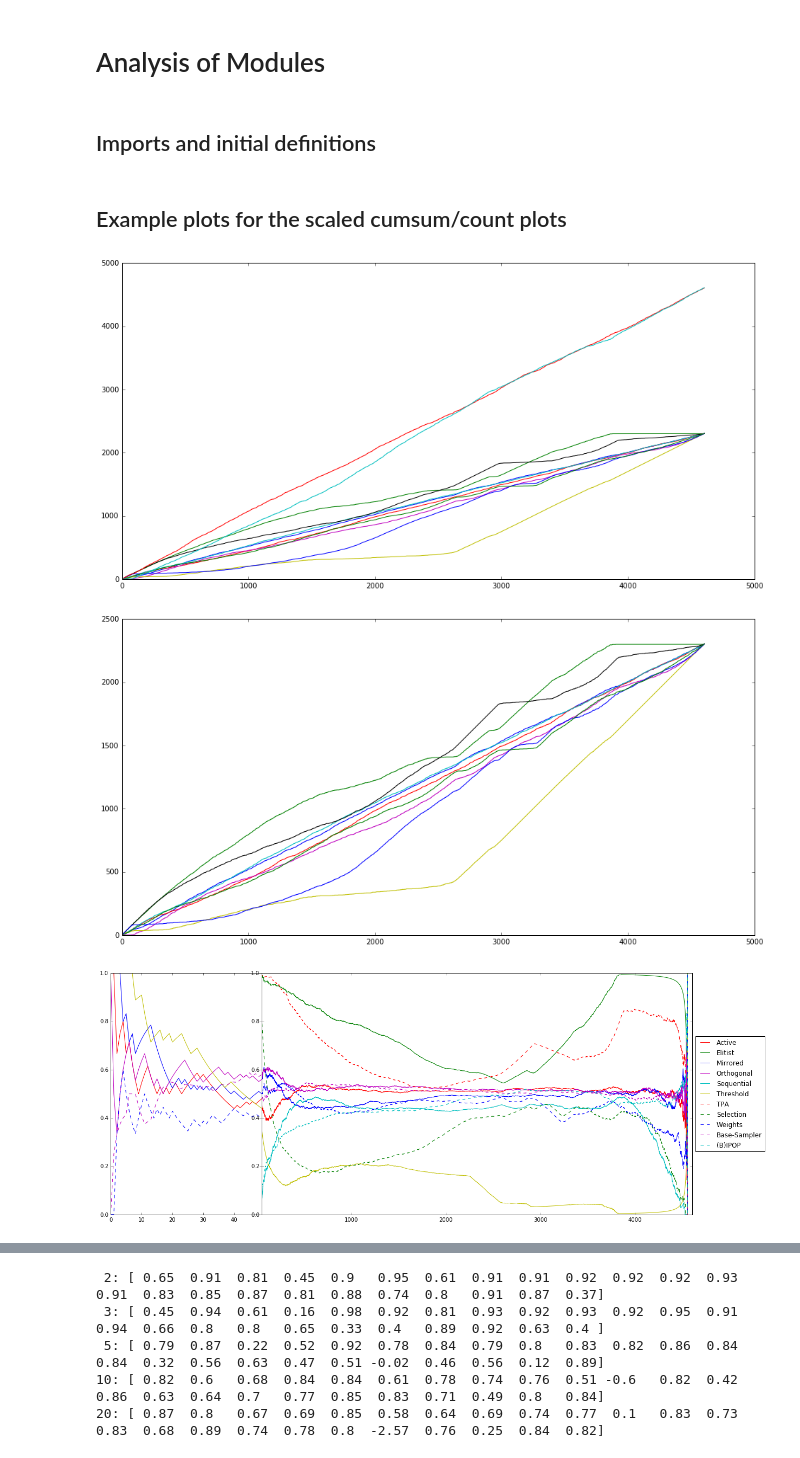
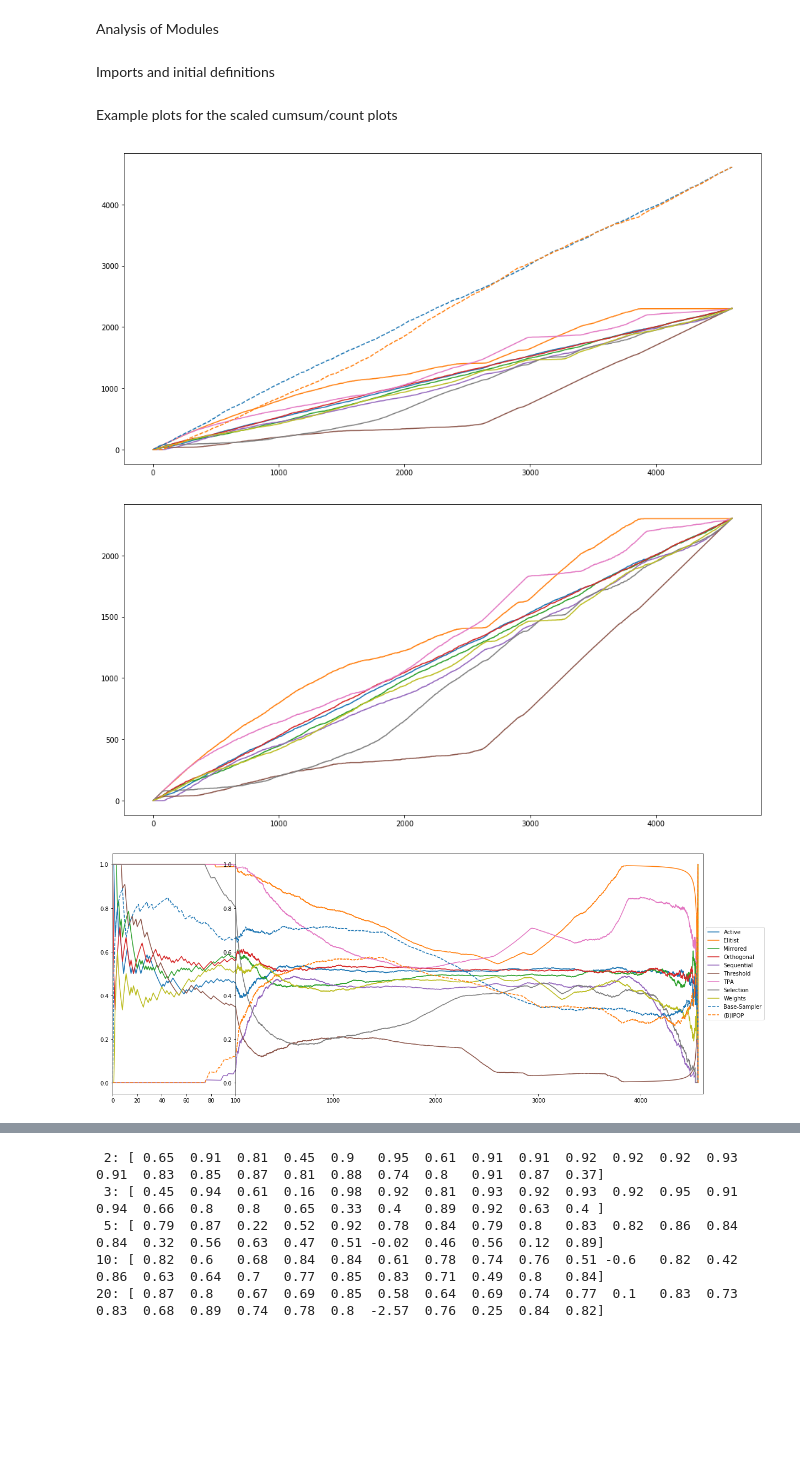
Before and after one commit to sjvrijn/ModEA, a Jupyter notebook: module_analysis.ipynb, the cells around one changed output, grey strips where cells are left out. Cells and saved outputs as stored; diff of their text form; code cells hidden in the pictures; blank space fills up the shorter version.

Commit message:
Updated some stuff about plots + added (failed) PCA

```diff
--- a/module_analysis.ipynb
+++ b/module_analysis.ipynb
@@ -1,9 +1,10 @@
 # %% [markdown]
-# Analysis of Modules
+Analysis of Modules
 # %% [markdown]
-## Imports and initial definitions
+Imports and initial definitions
 # %%
 %matplotlib inline
+# %matplotlib notebook
 
 from __future__ import division, print_function
 
@@ -21,8 +22,17 @@ from scipy.stats.stats import pearsonr
 from IPython.display import Image
 from itertools import product
 
-os.chdir('/media/Data/Research Data/Evolving ES data/')
-# os.chdir('C:\\Users\\Sander\\surfdrive\\Research Data\\Evolving the Structure of Evolution Strategies\\experiments\\BF runs')
+# os.chdir('/media/Data/Research Data/Evolving ES data/')
+os.chdir('C:\\Users\\Sander\\surfdrive\\Research Data\\Evolving the Structure of Evolution Strategies\\experiments\\BF runs')
+np.set_printoptions(precision=4, linewidth=200)
+plt.rc('axes', prop_cycle=(cycler('color', ['#1f77b4', '#ff7f0e', '#2ca02c',
+                                            '#d62728', '#9467bd', '#8c564b',
+                                            '#e377c2', '#7f7f7f', '#bcbd22',
+                                            '#1f77b4', '#ff7f0e']) +
+                           cycler('linestyle', ['-', '-', '-',
+                                                '-', '-', '-',
+                                                '-', '-', '-',
+                                                '--', '--'])))
 
 fname = 'bruteforce_{}_f{}.arff'
 dims = [2, 3, 5, 10, 20]
@@ -52,13 +62,11 @@ max_columns = np.repeat(max_column, 9, axis=1)
 
 
 min_column = [0] * 1536
-min_column.extend(range(1,1537))
-min_column.extend(range(1538, 4609, 2))
+min_column.extend(range(1,3073))
 min_column = np.array(min_column).reshape((4608,1))
 
-max_column = range(2, 3073, 2)
-max_column.extend(range(3073,4609))
-max_column.extend([4608] * 1536)
+max_column = range(1, 3073)
+max_column.extend([3072] * 1536)
 max_column = np.array(max_column).reshape((4608,1))
 
 min_columns = np.hstack((min_columns, min_column, min_column))
@@ -67,51 +75,55 @@ max_columns = np.hstack((max_columns, max_column, max_column))
 dists = max_columns - min_columns
 dists[-1,:] = 1
 # %% [markdown]
-## Example plots for the scaled cumsum/count plots
+Example plots for the scaled cumsum/count plots
 # %%
 plt.figure(figsize=(16, 8))
 plt.plot(np.cumsum(cases[2][1][cases[2][1][:,11].argsort()][:,:11], axis=0))
 plt.show()
 # %% [output]
-[figure, old version]
+[figure, new version]
 # %%
 plt.figure(figsize=(16, 8))
 plt.plot(np.cumsum(cases[2][1][cases[2][1][:,11].argsort()][:,:9], axis=0))
 plt.show()
 # %% [output]
-[figure, old version]
+[figure, new version]
 # %%
-temp = np.cumsum(cases[2][1][ cases[2][1][:,11].argsort() ][:,:11], axis=0)
+temp = cases[2][1][ cases[2][1][:,11].argsort() ][:,:11]
+
+# replace all values '2' with '1'
+two_indices = temp == 2
+temp[two_indices] = 1
+
+temp = np.cumsum(temp, axis=0)
 temp = temp - min_columns
 temp = temp / dists
 
 labels = modules
-plt.rc('axes', prop_cycle=(cycler('color', ['r', 'g', 'b', 'm', 'c', 'y', 'r', 'g', 'b', 'm', 'c', 'y']) +
-                           cycler('linestyle', ['-', '-', '-', '-', '-', '-', '--', '--', '--', '--', '--', '--'])))
 
-cutoff = 50
+cutoff = 100
 
 plt.figure(figsize=(20, 8))
-gs = gridspec.GridSpec(1, 2, width_ratios=[1, 3])
+gs = gridspec.GridSpec(1, 2, width_ratios=[1, 4])
 
 ax1 = plt.subplot(gs[0])
-ax1.plot(temp[:cutoff,:])
-ax1.set_xlim([0, 49])
+ax1.plot(temp[:cutoff+1,:])
+ax1.set_xlim([0, cutoff])
 
 ax2 = plt.subplot(gs[1], sharey=ax1)
-lines = ax2.plot(temp[cutoff:,:])
-ax2.set_xlim([49,4608])
+lines = ax2.plot(temp[cutoff//2:,:])
+ax2.set_xlim([cutoff//2,4607])
 
 plt.subplots_adjust(wspace=0, hspace=0)
 
 # Shrink current axis by 20%
 box = ax2.get_position()
 ax2.set_position([box.x0, box.y0, box.width * 0.95, box.height])
 
 # Put a legend to the right of the current axis
 ax2.legend(loc='center left', bbox_to_anchor=(1, 0.5), handles=lines, labels=labels)
 
 plt.show()
 # %% [output]
-[figure, old version]
+[figure, new version]
 # %% [markdown]
```
Also changed, not shown: parts of 22 cells of this notebook.
